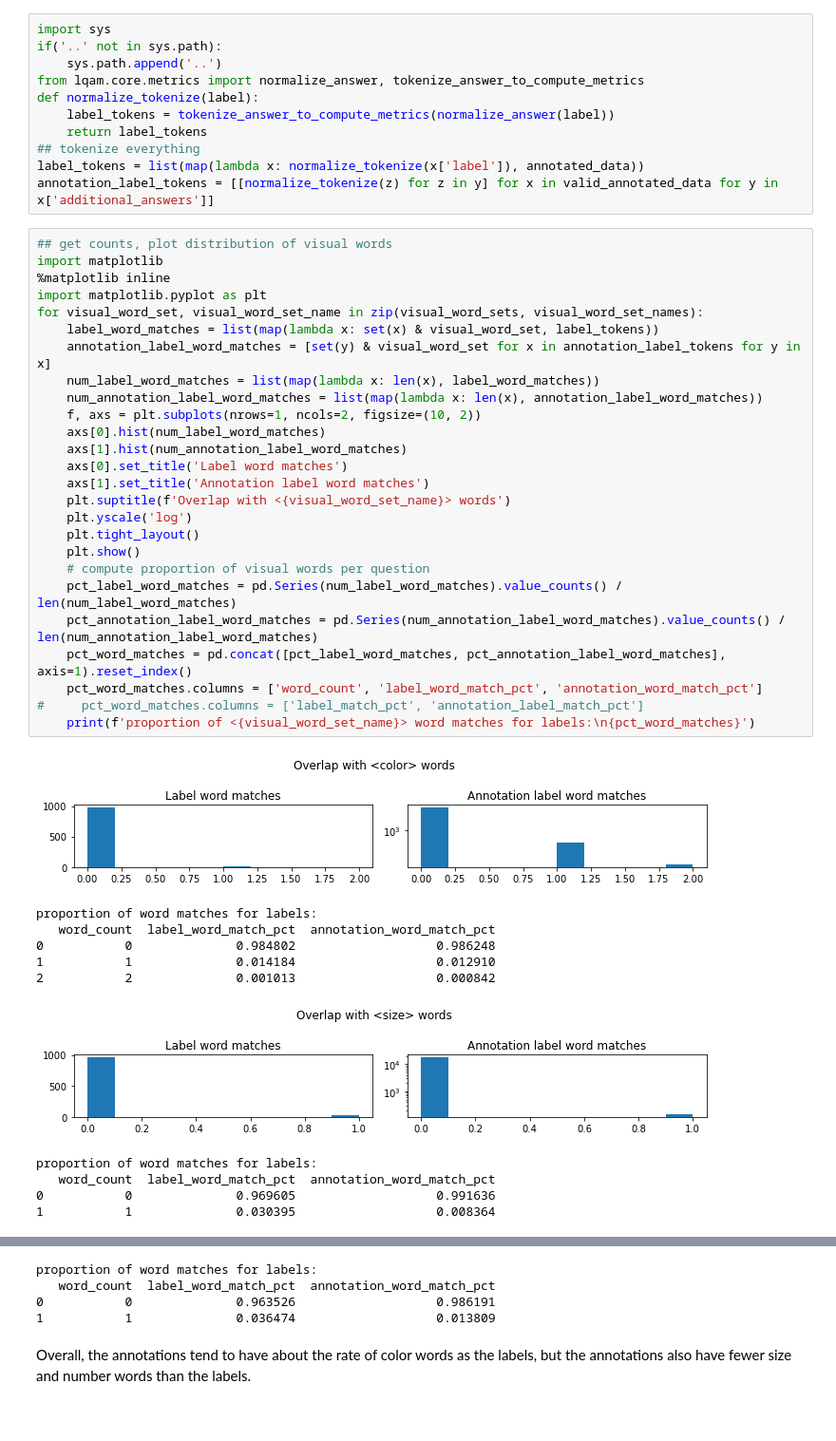
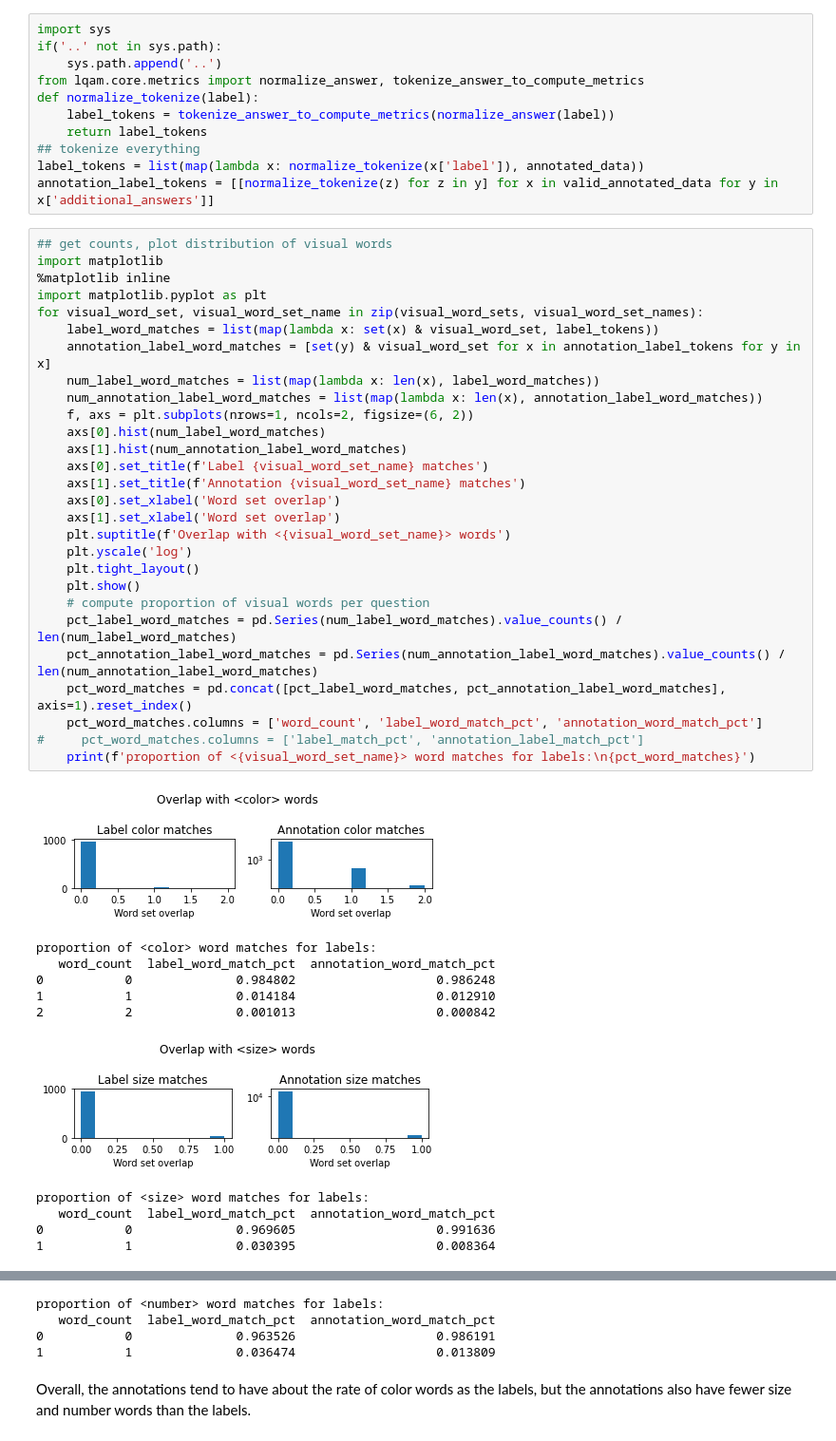
Before and after one commit to MichiganNLP/video-fill-in-the-blank, a Jupyter notebook: notebooks/compute_annotator_statistics.ipynb, the cells around one changed output, grey strips where cells are left out. Shown: that part at 95% size. Cells and saved outputs as stored; diff of their text form.

Commit message:
tested use of descriptors in labels

```diff
--- a/notebooks/compute_annotator_statistics.ipynb
+++ b/notebooks/compute_annotator_statistics.ipynb
@@ -347,38 +356,40 @@ annotation_label_tokens = [[normalize_tokenize(z) for z in y] for x in valid_ann
 # %%
 ## get counts, plot distribution of visual words
 import matplotlib
 %matplotlib inline
 import matplotlib.pyplot as plt
 for visual_word_set, visual_word_set_name in zip(visual_word_sets, visual_word_set_names):
     label_word_matches = list(map(lambda x: set(x) & visual_word_set, label_tokens))
     annotation_label_word_matches = [set(y) & visual_word_set for x in annotation_label_tokens for y in x]
     num_label_word_matches = list(map(lambda x: len(x), label_word_matches))
     num_annotation_label_word_matches = list(map(lambda x: len(x), annotation_label_word_matches))
-    f, axs = plt.subplots(nrows=1, ncols=2, figsize=(10, 2))
+    f, axs = plt.subplots(nrows=1, ncols=2, figsize=(6, 2))
     axs[0].hist(num_label_word_matches)
     axs[1].hist(num_annotation_label_word_matches)
-    axs[0].set_title('Label word matches')
-    axs[1].set_title('Annotation label word matches')
+    axs[0].set_title(f'Label {visual_word_set_name} matches')
+    axs[1].set_title(f'Annotation {visual_word_set_name} matches')
+    axs[0].set_xlabel('Word set overlap')
+    axs[1].set_xlabel('Word set overlap')
     plt.suptitle(f'Overlap with <{visual_word_set_name}> words')
     plt.yscale('log')
     plt.tight_layout()
     plt.show()
     # compute proportion of visual words per question
     pct_label_word_matches = pd.Series(num_label_word_matches).value_counts() / len(num_label_word_matches)
     pct_annotation_label_word_matches = pd.Series(num_annotation_label_word_matches).value_counts() / len(num_annotation_label_word_matches)
     pct_word_matches = pd.concat([pct_label_word_matches, pct_annotation_label_word_matches], axis=1).reset_index()
     pct_word_matches.columns = ['word_count', 'label_word_match_pct', 'annotation_word_match_pct']
 #     pct_word_matches.columns = ['label_match_pct', 'annotation_label_match_pct']
     print(f'proportion of <{visual_word_set_name}> word matches for labels:\n{pct_word_matches}')
 # %% [output]
-[figure, old version]
+[figure, new version]
-proportion of word matches for labels:
+proportion of <color> word matches for labels:
    word_count  label_word_match_pct  annotation_word_match_pct
 0           0              0.984802                   0.986248
 1           1              0.014184                   0.012910
 2           2              0.001013                   0.000842
-[figure, old version]
+[figure, new version]
-proportion of word matches for labels:
+proportion of <size> word matches for labels:
    word_count  label_word_match_pct  annotation_word_match_pct
 0           0              0.969605                   0.991636
 1           1              0.030395                   0.008364
@@ -386,4 +397,4 @@ proportion of word matches for labels:
-proportion of word matches for labels:
+proportion of <number> word matches for labels:
    word_count  label_word_match_pct  annotation_word_match_pct
 0           0              0.963526                   0.986191
 1           1              0.036474                   0.013809
```
Also changed, not shown: parts of 29 cells of this notebook.
